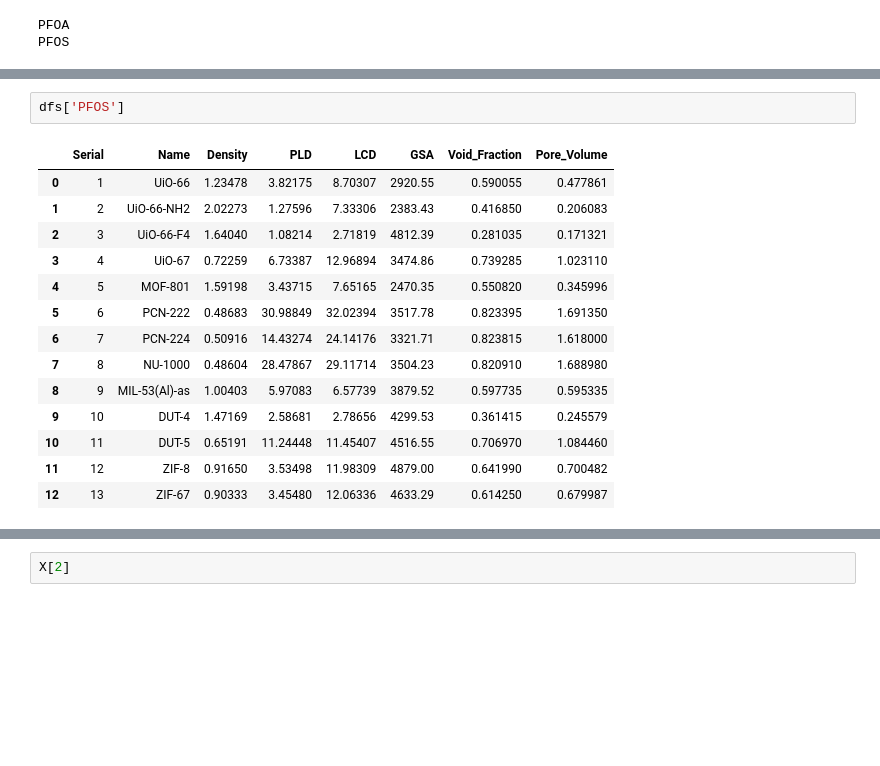
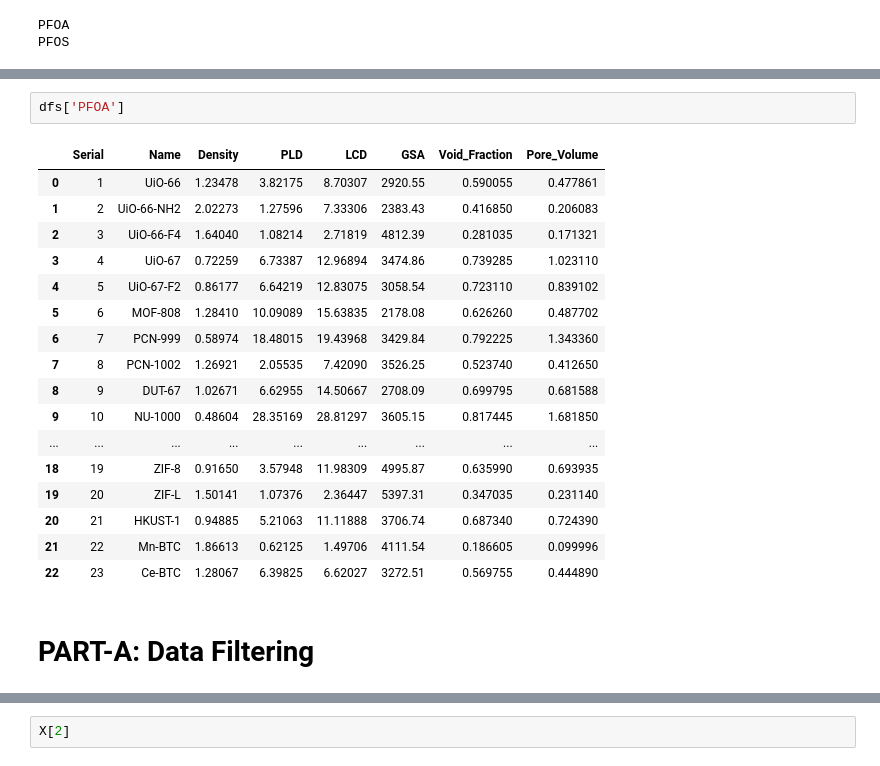
Before and after one commit to hasan-mansr/ML_Discovery_Metal-Organic_Adsorbents, a Jupyter notebook: Notebooks/SVM.ipynb, the cells around one changed output, grey strips where cells are left out. Cells and saved outputs as stored; diff of their text form; blank space fills up the shorter version.

```diff
--- a/Notebooks/SVM.ipynb
+++ b/Notebooks/SVM.ipynb
@@ -31,18 +104,23 @@ PFOS
 # %%
-dfs['PFOS']
+dfs['PFOA']
 # %% [output]
 |  | Serial | Name | Density | PLD | LCD | GSA | Void_Fraction | Pore_Volume |
 | 0 | 1 | UiO-66 | 1.23478 | 3.82175 | 8.70307 | 2920.55 | 0.590055 | 0.477861 |
 | 1 | 2 | UiO-66-NH2 | 2.02273 | 1.27596 | 7.33306 | 2383.43 | 0.416850 | 0.206083 |
 | 2 | 3 | UiO-66-F4 | 1.64040 | 1.08214 | 2.71819 | 4812.39 | 0.281035 | 0.171321 |
 | 3 | 4 | UiO-67 | 0.72259 | 6.73387 | 12.96894 | 3474.86 | 0.739285 | 1.023110 |
-| 4 | 5 | MOF-801 | 1.59198 | 3.43715 | 7.65165 | 2470.35 | 0.550820 | 0.345996 |
-| 5 | 6 | PCN-222 | 0.48683 | 30.98849 | 32.02394 | 3517.78 | 0.823395 | 1.691350 |
-| 6 | 7 | PCN-224 | 0.50916 | 14.43274 | 24.14176 | 3321.71 | 0.823815 | 1.618000 |
-| 7 | 8 | NU-1000 | 0.48604 | 28.47867 | 29.11714 | 3504.23 | 0.820910 | 1.688980 |
-| 8 | 9 | MIL-53(Al)-as | 1.00403 | 5.97083 | 6.57739 | 3879.52 | 0.597735 | 0.595335 |
-| 9 | 10 | DUT-4 | 1.47169 | 2.58681 | 2.78656 | 4299.53 | 0.361415 | 0.245579 |
-| 10 | 11 | DUT-5 | 0.65191 | 11.24448 | 11.45407 | 4516.55 | 0.706970 | 1.084460 |
-| 11 | 12 | ZIF-8 | 0.91650 | 3.53498 | 11.98309 | 4879.00 | 0.641990 | 0.700482 |
-| 12 | 13 | ZIF-67 | 0.90333 | 3.45480 | 12.06336 | 4633.29 | 0.614250 | 0.679987 |
+| 4 | 5 | UiO-67-F2 | 0.86177 | 6.64219 | 12.83075 | 3058.54 | 0.723110 | 0.839102 |
+| 5 | 6 | MOF-808 | 1.28410 | 10.09089 | 15.63835 | 2178.08 | 0.626260 | 0.487702 |
+| 6 | 7 | PCN-999 | 0.58974 | 18.48015 | 19.43968 | 3429.84 | 0.792225 | 1.343360 |
+| 7 | 8 | PCN-1002 | 1.26921 | 2.05535 | 7.42090 | 3526.25 | 0.523740 | 0.412650 |
+| 8 | 9 | DUT-67 | 1.02671 | 6.62955 | 14.50667 | 2708.09 | 0.699795 | 0.681588 |
+| 9 | 10 | NU-1000 | 0.48604 | 28.35169 | 28.81297 | 3605.15 | 0.817445 | 1.681850 |
+| ... | ... | ... | ... | ... | ... | ... | ... | ... |
+| 18 | 19 | ZIF-8 | 0.91650 | 3.57948 | 11.98309 | 4995.87 | 0.635990 | 0.693935 |
+| 19 | 20 | ZIF-L | 1.50141 | 1.07376 | 2.36447 | 5397.31 | 0.347035 | 0.231140 |
+| 20 | 21 | HKUST-1 | 0.94885 | 5.21063 | 11.11888 | 3706.74 | 0.687340 | 0.724390 |
+| 21 | 22 | Mn-BTC | 1.86613 | 0.62125 | 1.49706 | 4111.54 | 0.186605 | 0.099996 |
+| 22 | 23 | Ce-BTC | 1.28067 | 6.39825 | 6.62027 | 3272.51 | 0.569755 | 0.444890 |
+# %% [markdown]
+# PART-A: Data Filtering
 # %%
```
Also changed, not shown: parts of 32 cells of this notebook, 3 other files.
